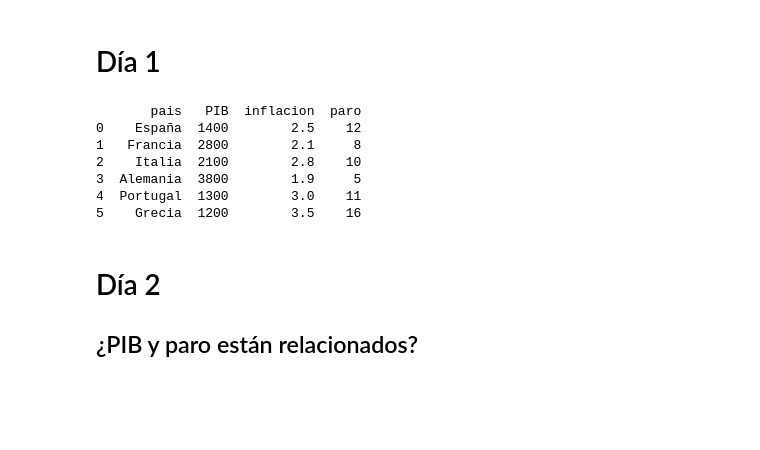
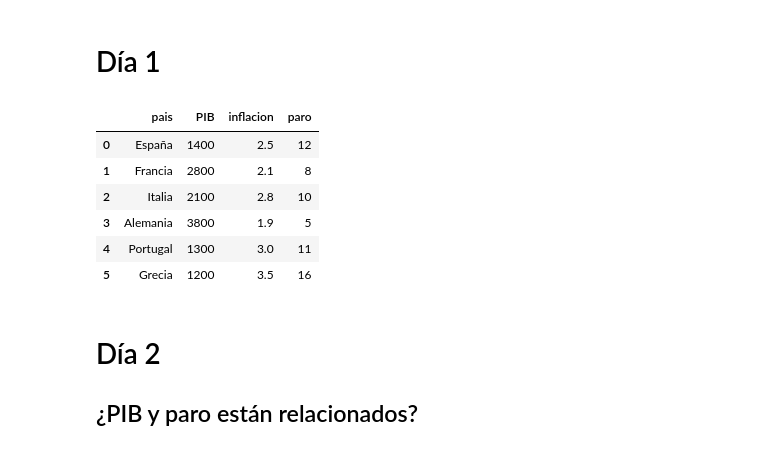
Before and after one commit to coosmiinn/Proyectos-Economia, a Jupyter notebook: Semana 7/Semana 7.ipynb, the cells around one changed output. Saved outputs shown, nothing was run; the diff lists cells and outputs as text; code cells hidden in the pictures; blank space fills up the shorter version.

```diff
--- a/Semana 7/Semana 7.ipynb
+++ b/Semana 7/Semana 7.ipynb
@@ -3,26 +3,26 @@
 # %%
 import pandas as pd
 import matplotlib.pyplot as plt
 import numpy as np
 
 datos = {
     "pais": ["España", "Francia", "Italia", "Alemania", "Portugal", "Grecia"],
     "PIB": [1400, 2800, 2100, 3800, 1300, 1200],
     "inflacion": [2.5, 2.1, 2.8, 1.9, 3.0, 3.5],
     "paro": [12, 8, 10, 5, 11, 16]
 }
 
 df = pd.DataFrame(datos)
 
-print(df)
+df
 # %% [output]
-       pais   PIB  inflacion  paro
-0    España  1400        2.5    12
-1   Francia  2800        2.1     8
-2    Italia  2100        2.8    10
-3  Alemania  3800        1.9     5
-4  Portugal  1300        3.0    11
-5    Grecia  1200        3.5    16
+|  | pais | PIB | inflacion | paro |
+| 0 | España | 1400 | 2.5 | 12 |
+| 1 | Francia | 2800 | 2.1 | 8 |
+| 2 | Italia | 2100 | 2.8 | 10 |
+| 3 | Alemania | 3800 | 1.9 | 5 |
+| 4 | Portugal | 1300 | 3.0 | 11 |
+| 5 | Grecia | 1200 | 3.5 | 16 |
 # %% [markdown]
 # Día 2
 ## ¿PIB y paro están relacionados?
```
Also changed, not shown: parts of 4 cells of this notebook.
